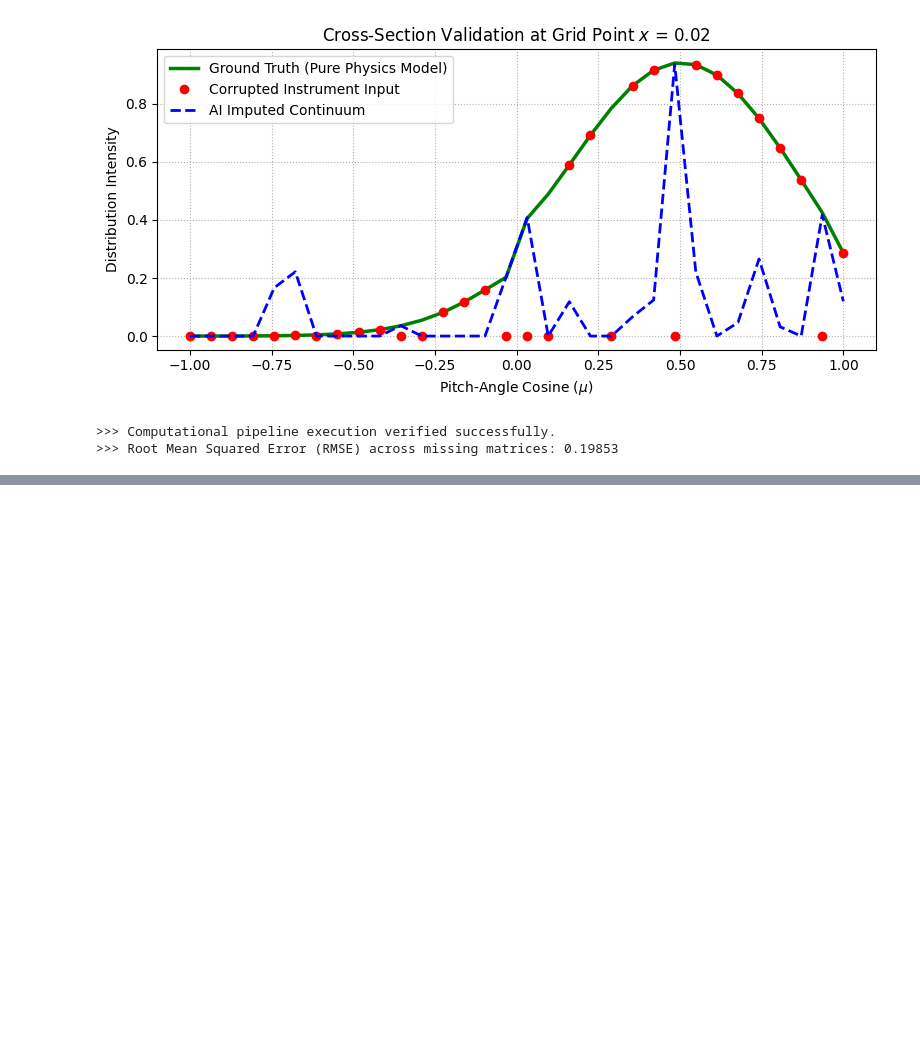
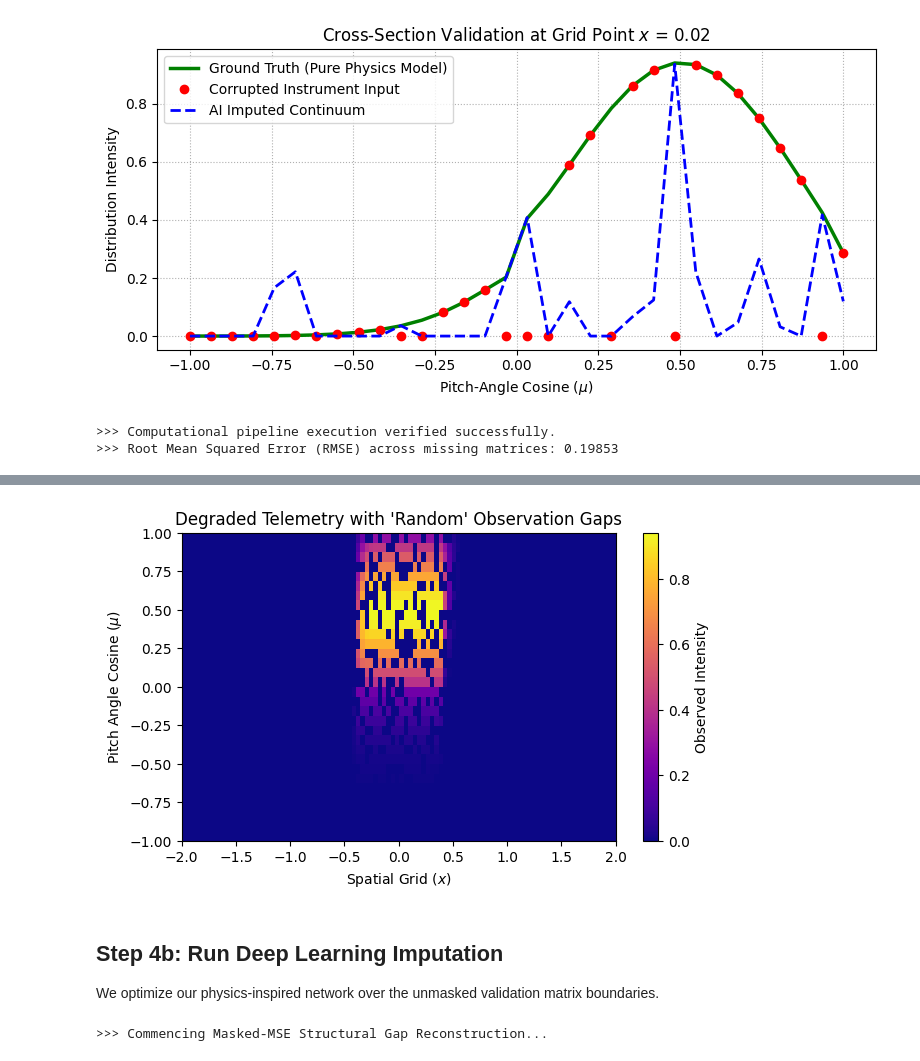
Before and after one commit to Rindhujatreesa/modeling-solar-energetic-particle-acceleration-and-transport-in-CME-driven-shokes-using-MHD, a Jupyter notebook: notebooks/research_demo.ipynb, the cells around one changed output, grey strips where cells are left out. Saved outputs shown, nothing was run; the diff lists cells and outputs as text; code cells hidden in the pictures; blank space fills up the shorter version.

```diff
--- a/notebooks/research_demo.ipynb
+++ b/notebooks/research_demo.ipynb
@@ -205,0 +191,36 @@ print(f">>> Root Mean Squared Error (RMSE) across missing matrices: {np.sqrt(rec
+# %%
+degrader = SpacecraftDataDegrader(random_state=42)
+f_corrupted, observation_mask = degrader.inject_pitch_angle_gaps(f_evolved, mask_fraction=0.35, gap_type='random')
+
+# Visualize Gapped Telemetry Array
+plt.figure(figsize=(7, 4), dpi=100)
+plt.imshow(f_corrupted.T, extent=[-2, 2, -1, 1], origin='lower', aspect='auto', cmap='plasma')
+plt.colorbar(label='Observed Intensity')
+plt.xlabel("Spatial Grid ($x$)")
+plt.ylabel("Pitch Angle Cosine ($\mu$)")
+plt.title("Degraded Telemetry with 'Random' Observation Gaps")
+plt.show()
+# %% [output]
+[figure, added]
+# %% [markdown]
+## Step 4b: Run Deep Learning Imputation
+We optimize our physics-inspired network over the unmasked validation matrix boundaries.
+# %%
+# Configure neural pipeline dimensions matching our 32-bin angular grid
+reconstructor_net = PADReconstructionNet(input_dim=len(mu_grid))
+
+print(">>> Commencing Masked-MSE Structural Gap Reconstruction...")
+train_reconstructor(
+    model=reconstructor_net,
+    corrupted_data=f_corrupted,
+    target_data=f_evolved,
+    mask=observation_mask,
+    epochs=300,
+    lr=2e-3
+)
+
+# Extract optimized continuum profiles
+reconstructor_net.eval()
+f_reconstructed = reconstructor_net(torch.tensor(f_corrupted, dtype=torch.float32)).detach().numpy()
+# %% [output]
+>>> Commencing Masked-MSE Structural Gap Reconstruction...
```
Also changed, not shown: parts of 5 cells of this notebook.
